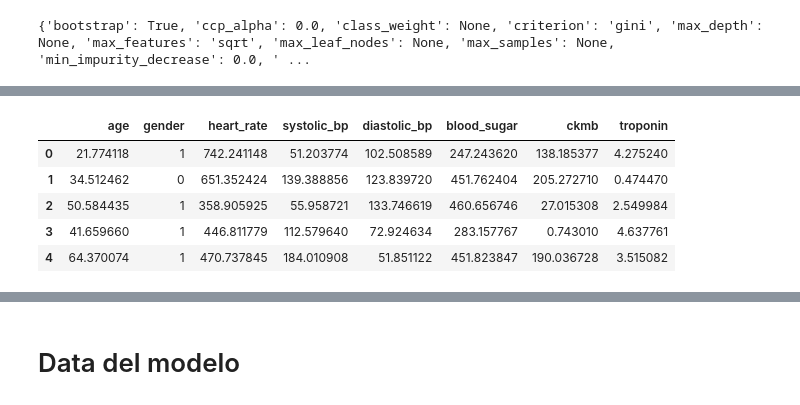
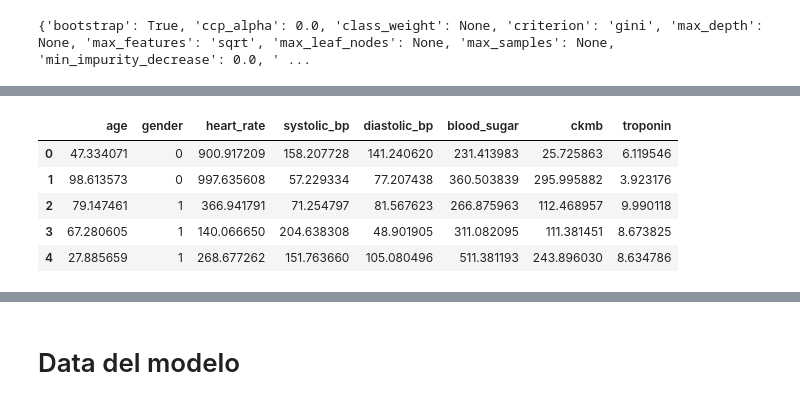
Before and after one commit to zaflocoX/heart-attack-clasificacion, a Jupyter notebook: src/notebooks/03_AutoML_Pycaret.ipynb, the cells around one changed output, grey strips where cells are left out. Saved outputs shown, nothing was run; the diff lists cells and outputs as text; code cells hidden in the pictures.

```diff
--- a/src/notebooks/03_AutoML_Pycaret.ipynb
+++ b/src/notebooks/03_AutoML_Pycaret.ipynb
@@ -227,29 +223,29 @@ Data columns (total 9 columns):
 dtypes: bool(1), float64(7), int64(1)
 memory usage: 83.9 KB
 # %%
-np.random.seed(57)
+np.random.seed(42)
 
-n_samples = 50
+n_samples = 80
 
 df_data_test = pd.DataFrame({
     'age':np.random.uniform(14,103, size=n_samples),
     'gender':np.random.choice([0,1], size=n_samples),
     'heart_rate':np.random.uniform(20,1111, size=n_samples),
     'systolic_bp':np.random.uniform(42,223, size=n_samples),
     'diastolic_bp':np.random.uniform(38,154, size=n_samples),
     'blood_sugar':np.random.uniform(35,541, size=n_samples),
     'ckmb':np.random.uniform(0.3,300, size=n_samples),
     'troponin':np.random.uniform(0.00,10.3, size=n_samples)
 })
 
 df_data_test.head()
 # %% [output]
 |  | age | gender | heart_rate | systolic_bp | diastolic_bp | blood_sugar | ckmb | troponin |
-| 0 | 21.774118 | 1 | 742.241148 | 51.203774 | 102.508589 | 247.243620 | 138.185377 | 4.275240 |
-| 1 | 34.512462 | 0 | 651.352424 | 139.388856 | 123.839720 | 451.762404 | 205.272710 | 0.474470 |
-| 2 | 50.584435 | 1 | 358.905925 | 55.958721 | 133.746619 | 460.656746 | 27.015308 | 2.549984 |
-| 3 | 41.659660 | 1 | 446.811779 | 112.579640 | 72.924634 | 283.157767 | 0.743010 | 4.637761 |
-| 4 | 64.370074 | 1 | 470.737845 | 184.010908 | 51.851122 | 451.823847 | 190.036728 | 3.515082 |
+| 0 | 47.334071 | 0 | 900.917209 | 158.207728 | 141.240620 | 231.413983 | 25.725863 | 6.119546 |
+| 1 | 98.613573 | 0 | 997.635608 | 57.229334 | 77.207438 | 360.503839 | 295.995882 | 3.923176 |
+| 2 | 79.147461 | 1 | 366.941791 | 71.254797 | 81.567623 | 266.875963 | 112.468957 | 9.990118 |
+| 3 | 67.280605 | 1 | 140.066650 | 204.638308 | 48.901905 | 311.082095 | 111.381451 | 8.673825 |
+| 4 | 27.885659 | 1 | 268.677262 | 151.763660 | 105.080496 | 511.381193 | 243.896030 | 8.634786 |
 # %%
 synthetic_predictions = predict_model(gbc_model, data=df_data_test)
 
```
Also changed, not shown: parts of 5 cells of this notebook, 6 other files.
